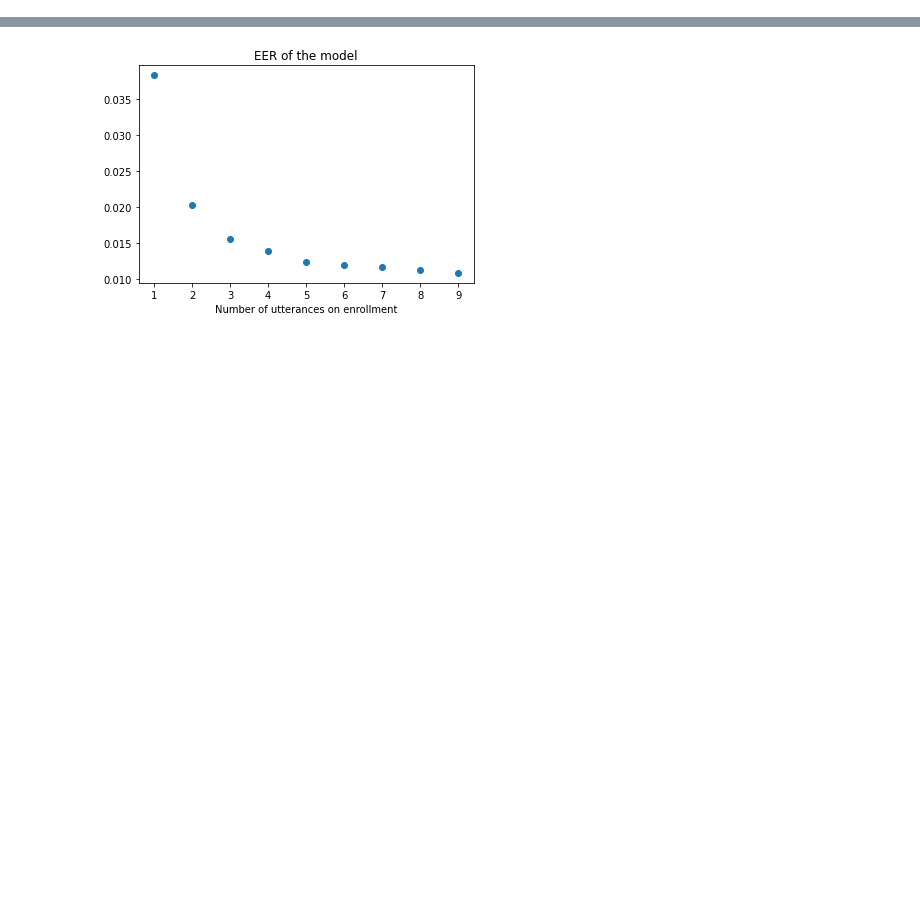
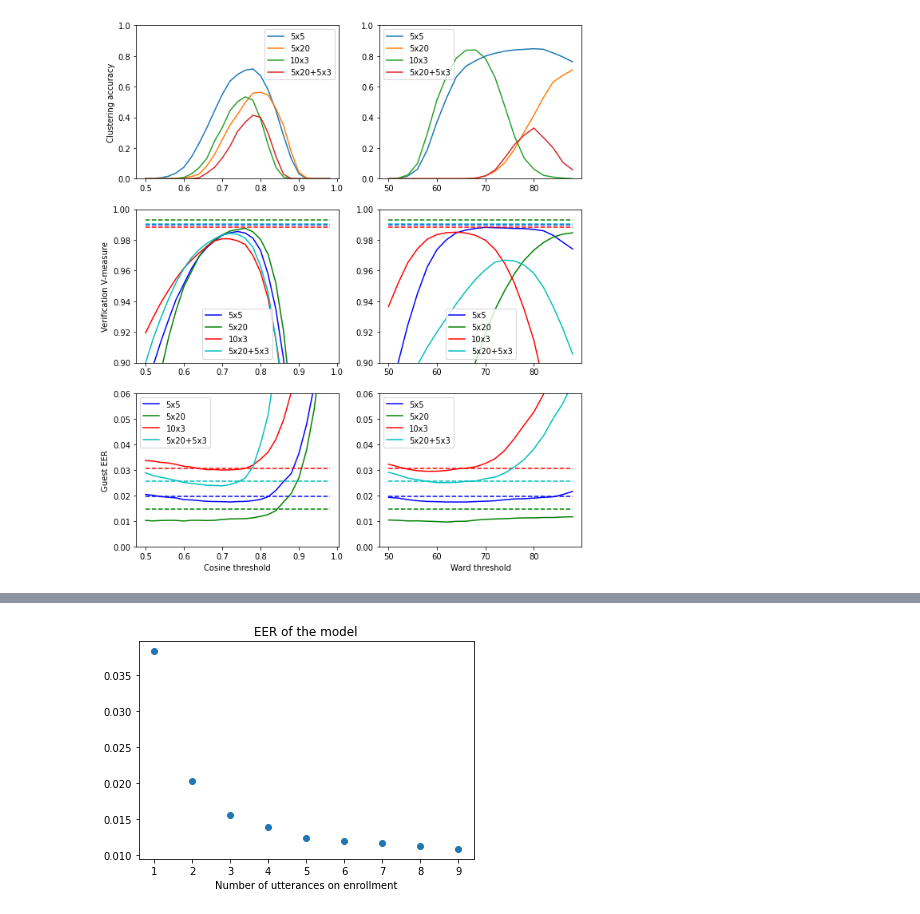
Before and after one commit to eugenemfu/passive-enrollment, a Jupyter notebook: test_clustering.ipynb, the cells around one changed output, grey strips where cells are left out. Drawn from its saved outputs; the diff is of its cells as text; code cells hidden in the pictures; blank space fills up the shorter version.

Commit message:
plots and dbscan

```diff
--- a/test_clustering.ipynb
+++ b/test_clustering.ipynb
@@ -54,6 +62,6 @@ def test_all(**kwargs):
 # %%
 results_5_5 = test_all()
 # %%
-results_5_10 = test_all(n_users_type1=5, n_utts_per_user_type1=10)
-results_10_5 = test_all(n_users_type1=10, n_utts_per_user_type1=5)
-results_5_10_5_3 = test_all(n_users_type1=5, n_utts_per_user_type1=10, n_users_type2=5, n_utts_per_user_type2=3)
+results_5_20 = test_all(n_users_type1=5, n_utts_per_user_type1=20)
+results_10_3 = test_all(n_users_type1=10, n_utts_per_user_type1=3)
+results_5_20_5_3 = test_all(n_users_type1=5, n_utts_per_user_type1=20, n_users_type2=5, n_utts_per_user_type2=3)
@@ -79,0 +68,11 @@ results_5_10_5_3['meanshift']
+# %%
+x_ward = np.arange(50, 90, 2)
+x_cos = np.arange(0.5, 0.99, 0.02)
+acc_5_5_ward, vm_5_5_ward, eer_5_5_ward = zip(*[[res['clustering_acc'], res['v_measure_total'], res['guest_detection_eer']] for res in results_5_5['agg_ward']])
+acc_5_20_ward, vm_5_20_ward, eer_5_20_ward = zip(*[[res['clustering_acc'], res['v_measure_total'], res['guest_detection_eer']] for res in results_5_20['agg_ward']])
+acc_10_3_ward, vm_10_3_ward, eer_10_3_ward = zip(*[[res['clustering_acc'], res['v_measure_total'], res['guest_detection_eer']] for res in results_10_3['agg_ward']])
+acc_mix_ward, vm_mix_ward, eer_mix_ward = zip(*[[res['clustering_acc'], res['v_measure_total'], res['guest_detection_eer']] for res in results_5_20_5_3['agg_ward']])
+acc_5_5_cos, vm_5_5_cos, eer_5_5_cos = zip(*[[res['clustering_acc'], res['v_measure_total'], res['guest_detection_eer']] for res in results_5_5['agg_cos']])
+acc_5_20_cos, vm_5_20_cos, eer_5_20_cos = zip(*[[res['clustering_acc'], res['v_measure_total'], res['guest_detection_eer']] for res in results_5_20['agg_cos']])
+acc_10_3_cos, vm_10_3_cos, eer_10_3_cos = zip(*[[res['clustering_acc'], res['v_measure_total'], res['guest_detection_eer']] for res in results_10_3['agg_cos']])
+acc_mix_cos, vm_mix_cos, eer_mix_cos = zip(*[[res['clustering_acc'], res['v_measure_total'], res['guest_detection_eer']] for res in results_5_20_5_3['agg_cos']])
@@ -79,0 +86,68 @@ results_5_10_5_3['meanshift']
+# %%
+plt.figure(figsize=(10, 12))
+plt.subplot(3, 2, 4)
+plt.plot(x_ward, vm_5_5_ward, 'b', label='5x5')
+plt.plot(x_ward, [results_5_5['active']['v_measure_total']] * len(x_ward), 'b--')
+plt.plot(x_ward, vm_5_20_ward, 'g', label='5x20')
+plt.plot(x_ward, [results_5_20['active']['v_measure_total']] * len(x_ward), 'g--')
+plt.plot(x_ward, vm_10_3_ward, 'r', label='10x3')
+plt.plot(x_ward, [results_10_3['active']['v_measure_total']] * len(x_ward), 'r--')
+plt.plot(x_ward, vm_mix_ward, 'c', label='5x20+5x3')
+plt.plot(x_ward, [results_5_20_5_3['active']['v_measure_total']] * len(x_ward), 'c--')
+plt.legend()
+plt.ylim(0.9, 1.0)
+plt.subplot(3, 2, 3)
+plt.plot(x_cos, vm_5_5_cos, 'b', label='5x5')
+plt.plot(x_cos, [results_5_5['active']['v_measure_total']] * len(x_cos), 'b--')
+plt.plot(x_cos, vm_5_20_cos, 'g', label='5x20')
+plt.plot(x_cos, [results_5_20['active']['v_measure_total']] * len(x_cos), 'g--')
+plt.plot(x_cos, vm_10_3_cos, 'r', label='10x3')
+plt.plot(x_cos, [results_10_3['active']['v_measure_total']] * len(x_cos), 'r--')
+plt.plot(x_cos, vm_mix_cos, 'c', label='5x20+5x3')
+plt.plot(x_cos, [results_5_20_5_3['active']['v_measure_total']] * len(x_cos), 'c--')
+plt.legend()
+plt.ylim(0.9, 1.0)
+plt.ylabel('Verification V-measure')
+plt.subplot(3, 2, 2)
+plt.plot(x_ward, acc_5_5_ward, label='5x5')
+plt.plot(x_ward, acc_5_20_ward, label='5x20')
+plt.plot(x_ward, acc_10_3_ward, label='10x3')
+plt.plot(x_ward, acc_mix_ward, label='5x20+5x3')
+plt.legend()
+plt.ylim(0.0, 1.0)
+plt.subplot(3, 2, 1)
+plt.plot(x_cos, acc_5_5_cos, label='5x5')
+plt.plot(x_cos, acc_5_20_cos, label='5x20')
+plt.plot(x_cos, acc_10_3_cos, label='10x3')
+plt.plot(x_cos, acc_mix_cos, label='5x20+5x3')
+plt.legend()
+plt.ylim(0.0, 1.0)
+plt.ylabel('Clustering accuracy')
+plt.subplot(3, 2, 6)
+plt.plot(x_ward, eer_5_5_ward, 'b', label='5x5')
+plt.plot(x_ward, [results_5_5['active']['guest_detection_eer']] * len(x_ward), 'b--')
+plt.plot(x_ward, eer_5_20_ward, 'g', label='5x20')
+plt.plot(x_ward, [results_5_20['active']['guest_detection_eer']] * len(x_ward), 'g--')
+plt.plot(x_ward, eer_10_3_ward, 'r', label='10x3')
+plt.plot(x_ward, [results_10_3['active']['guest_detection_eer']] * len(x_ward), 'r--')
+plt.plot(x_ward, eer_mix_ward, 'c', label='5x20+5x3')
+plt.plot(x_ward, [results_5_20_5_3['active']['guest_detection_eer']] * len(x_ward), 'c--')
+plt.legend()
+plt.ylim(0.0, 0.06)
+plt.xlabel('Ward threshold')
+plt.subplot(3, 2, 5)
+plt.plot(x_cos, eer_5_5_cos, 'b', label='5x5')
+plt.plot(x_cos, [results_5_5['active']['guest_detection_eer']] * len(x_cos), 'b--')
+plt.plot(x_cos, eer_5_20_cos, 'g', label='5x20')
+plt.plot(x_cos, [results_5_20['active']['guest_detection_eer']] * len(x_cos), 'g--')
+plt.plot(x_cos, eer_10_3_cos, 'r', label='10x3')
+plt.plot(x_cos, [results_10_3['active']['guest_detection_eer']] * len(x_cos), 'r--')
+plt.plot(x_cos, eer_mix_cos, 'c', label='5x20+5x3')
+plt.plot(x_cos, [results_5_20_5_3['active']['guest_detection_eer']] * len(x_cos), 'c--')
+plt.legend()
+plt.ylim(0.0, 0.06)
+plt.xlabel('Cosine threshold')
+plt.ylabel('Guest EER')
+plt.show()
+# %% [output]
+[figure, added]
```
Also changed, not shown: parts of 5 cells of this notebook, 2 other files.
